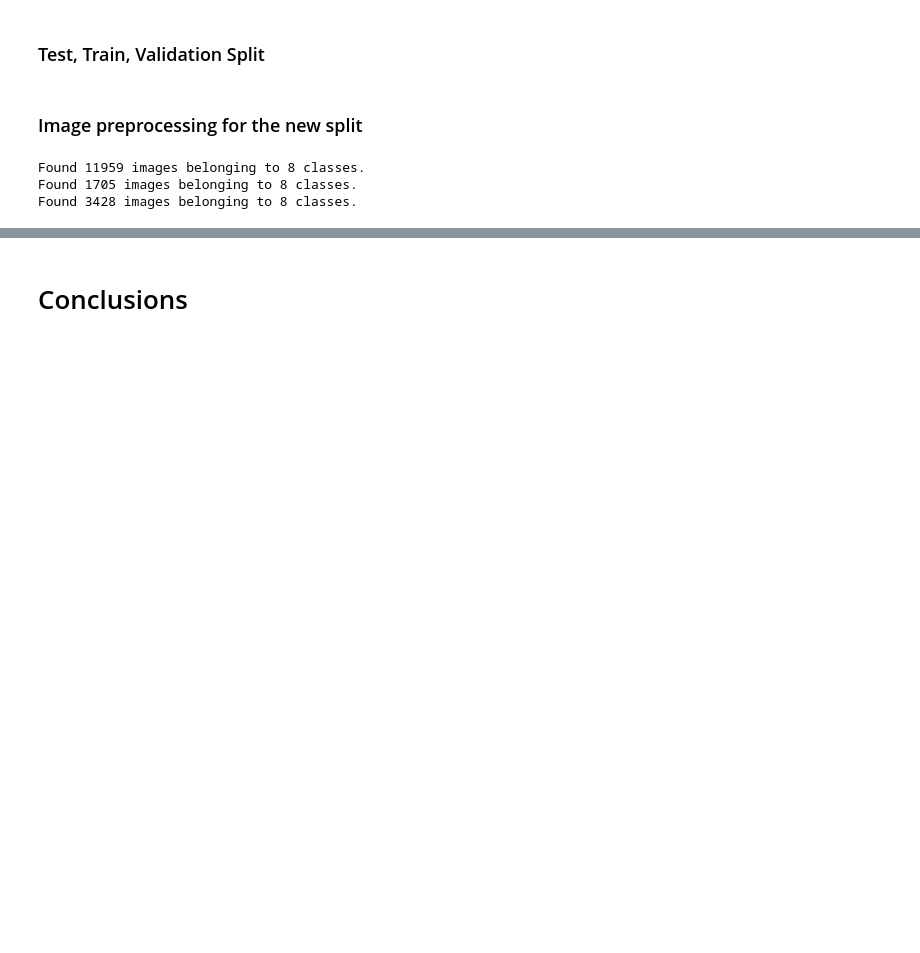
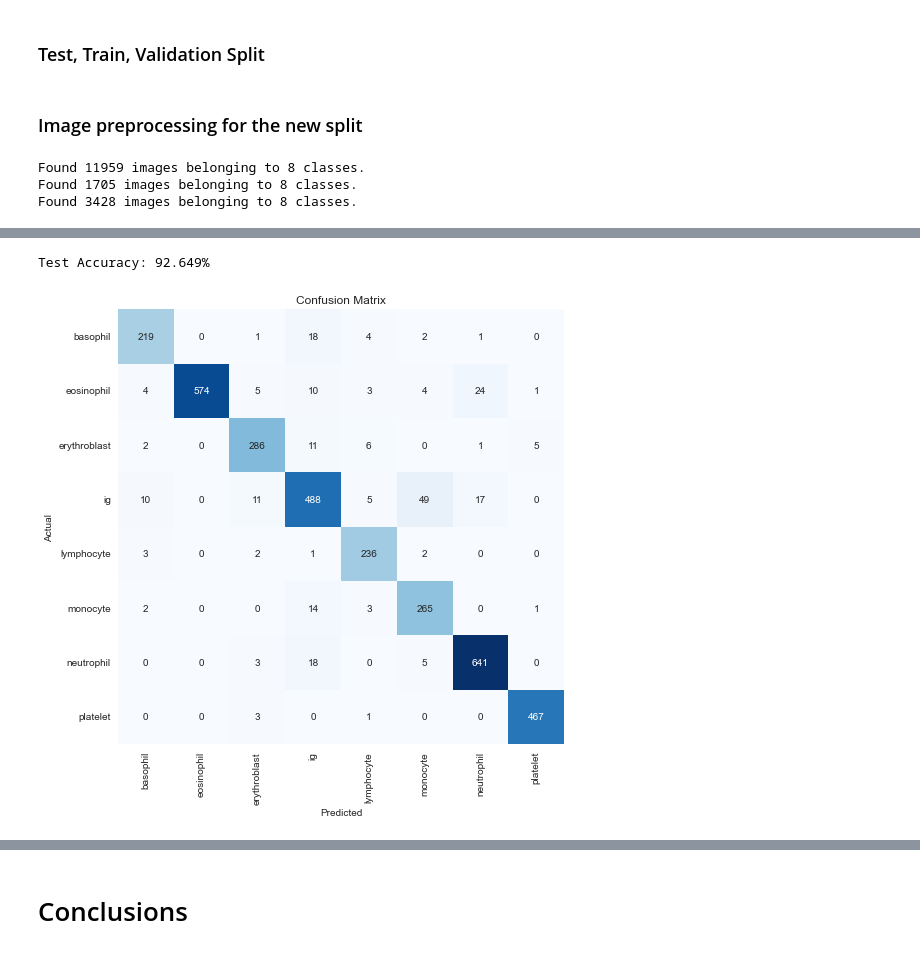
Before and after one commit to Gaurav0502/blood-cell-classification, a Jupyter notebook: notebooks/cnn_exploration.ipynb, the cells around one changed output, grey strips where cells are left out. Drawn from its saved outputs; the diff is of its cells as text; code cells hidden in the pictures; blank space fills up the shorter version.

```diff
--- a/notebooks/cnn_exploration.ipynb
+++ b/notebooks/cnn_exploration.ipynb
@@ -478,0 +516,5 @@ Found 3428 images belonging to 8 classes.
+# %%
+evaluator.show_classification_report()
+# %% [output]
+Test Accuracy: 92.649%
+[figure, added]
```
Also changed, not shown: parts of 10 cells of this notebook.
